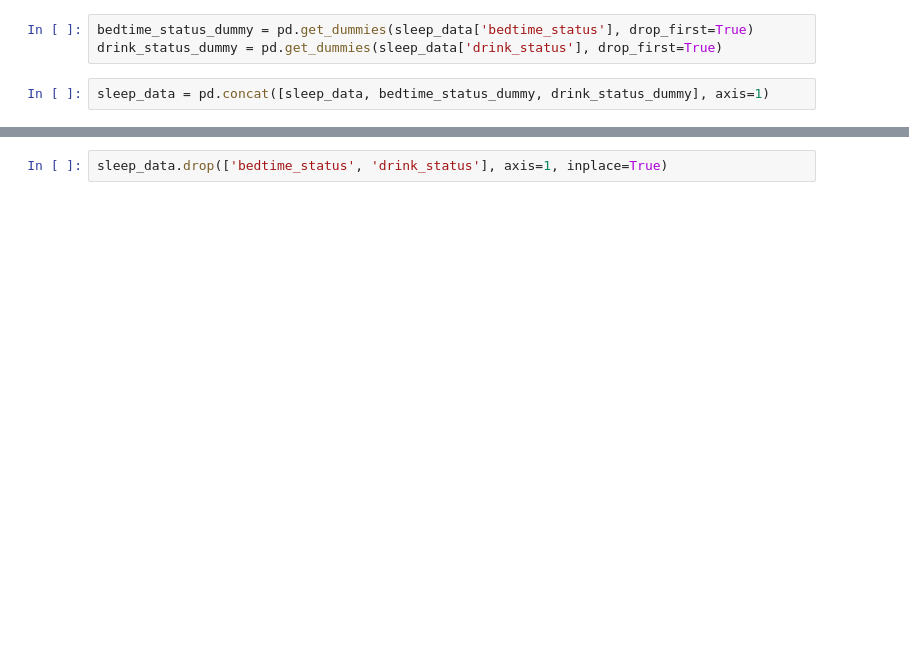
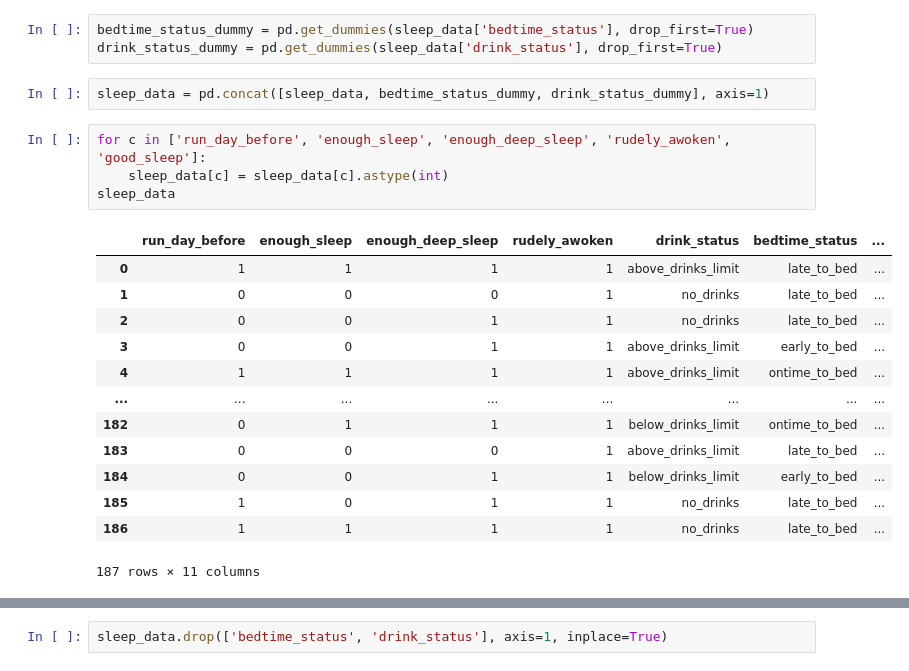
Before and after one commit to mpinkerton-oasis/AdsHackathon2021, a Jupyter notebook: fb_sleep_eda/sleep_eda.ipynb, the cells around one changed output, grey strips where cells are left out. Cells and saved outputs as stored; diff of their text form; blank space fills up the shorter version.

```diff
--- a/fb_sleep_eda/sleep_eda.ipynb
+++ b/fb_sleep_eda/sleep_eda.ipynb
@@ -146,3 +449,21 @@ bedtime_status_dummy = pd.get_dummies(sleep_data['bedtime_status'], drop_first=T
 drink_status_dummy = pd.get_dummies(sleep_data['drink_status'], drop_first=True)
 # %%
 sleep_data = pd.concat([sleep_data, bedtime_status_dummy, drink_status_dummy], axis=1)
+# %%
+for c in ['run_day_before', 'enough_sleep', 'enough_deep_sleep', 'rudely_awoken', 'good_sleep']:
+    sleep_data[c] = sleep_data[c].astype(int)
+sleep_data
+# %% [output]
+|  | run_day_before | enough_sleep | enough_deep_sleep | rudely_awoken | drink_status | bedtime_status | ... |
+| 0 | 1 | 1 | 1 | 1 | above_drinks_limit | late_to_bed | ... |
+| 1 | 0 | 0 | 0 | 1 | no_drinks | late_to_bed | ... |
+| 2 | 0 | 0 | 1 | 1 | no_drinks | late_to_bed | ... |
+| 3 | 0 | 0 | 1 | 1 | above_drinks_limit | early_to_bed | ... |
+| 4 | 1 | 1 | 1 | 1 | above_drinks_limit | ontime_to_bed | ... |
+| ... | ... | ... | ... | ... | ... | ... | ... |
+| 182 | 0 | 1 | 1 | 1 | below_drinks_limit | ontime_to_bed | ... |
+| 183 | 0 | 0 | 0 | 1 | above_drinks_limit | late_to_bed | ... |
+| 184 | 0 | 0 | 1 | 1 | below_drinks_limit | early_to_bed | ... |
+| 185 | 1 | 0 | 1 | 1 | no_drinks | late_to_bed | ... |
+| 186 | 1 | 1 | 1 | 1 | no_drinks | late_to_bed | ... |
+187 rows × 11 columns
```
Also changed, not shown: parts of 29 cells of this notebook.
